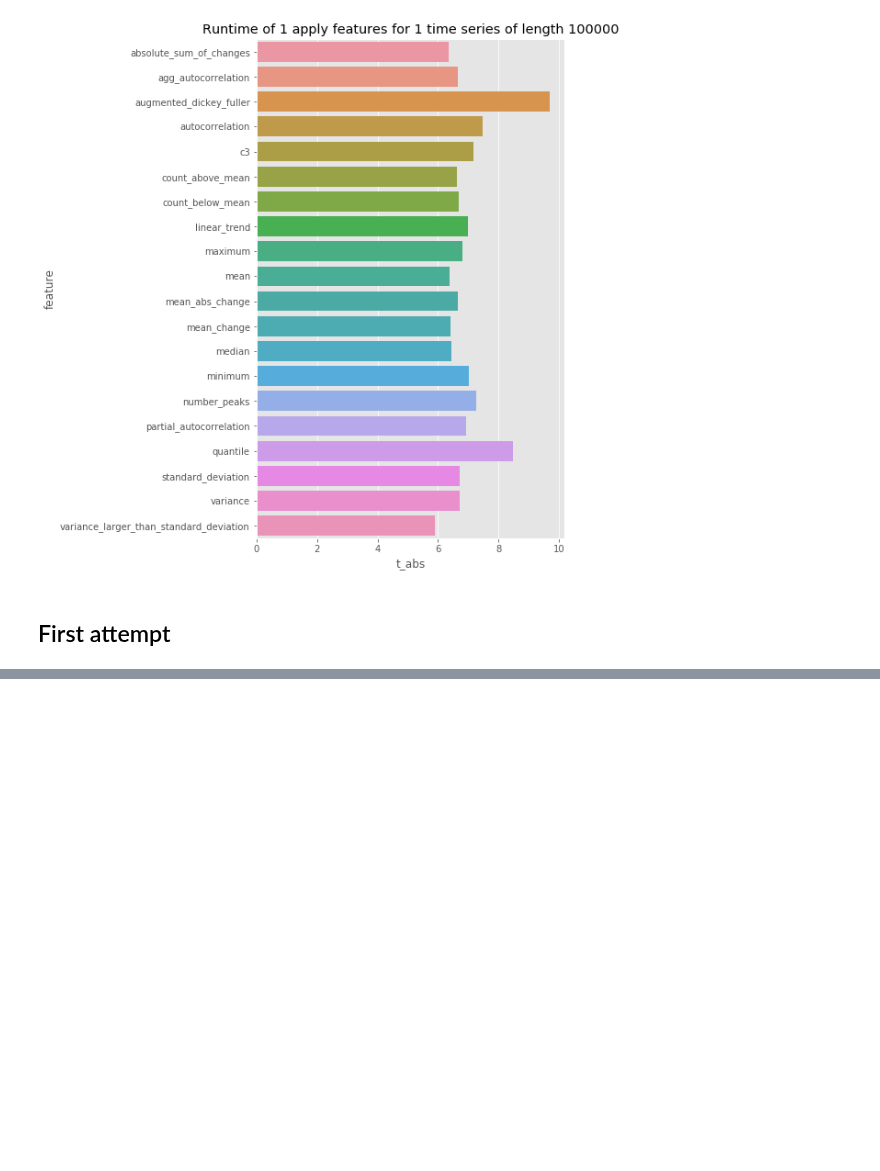
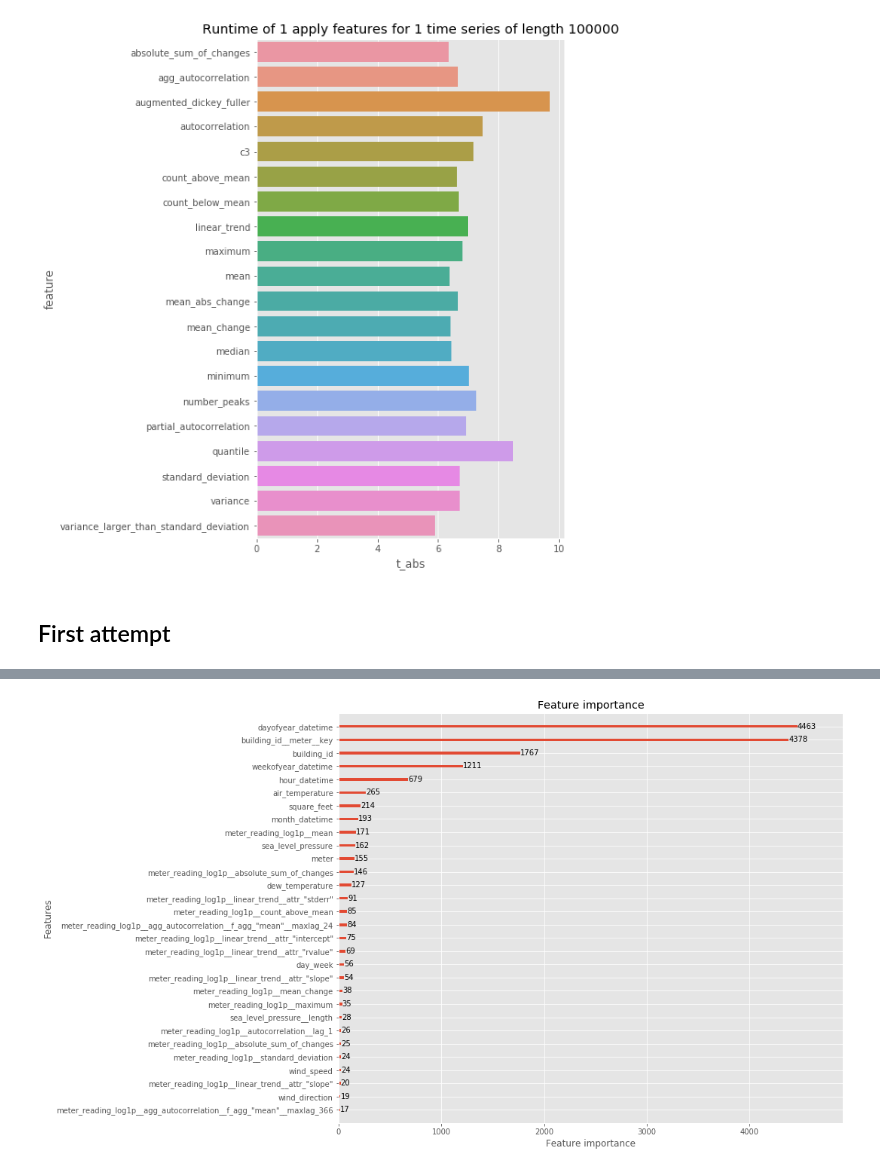
Before and after one commit to Saphirox/energy-consumption-prediction, a Jupyter notebook: energy.feature_eng.tsfresh.python.1.0.ipynb, the cells around one changed output, grey strips where cells are left out. Cells and saved outputs as stored; diff of their text form; code cells hidden in the pictures; blank space fills up the shorter version.

```diff
--- a/energy.feature_eng.tsfresh.python.1.0.ipynb
+++ b/energy.feature_eng.tsfresh.python.1.0.ipynb
@@ -323,0 +482,18 @@ with open(models + 'year_settings.json', 'w') as fp:
+# %%
+import joblib
+
+evals_result = {}
+
+@telegram_sender(token=TELEGRAM_API_KEY, chat_id=CHAT_ID)
+def model_train(params):
+    seed = 42
+    lgb_train = lgb.Dataset(train_X, train_y, categorical_feature=categoricals)
+
+    lgbm = lgb.train(params,
+                lgb_train,
+                num_boost_round=500,
+                valid_sets=(lgb_train),
+                early_stopping_rounds=100,
+                evals_result = evals_result,
+                verbose_eval = 10)
+    return lgbm
@@ -345,20 +528,0 @@ train_X.drop('meter_reading_log1p', axis=1, inplace=True)
-# %%
-import joblib
-
-evals_result = {}
-
-@telegram_sender(token=TELEGRAM_API_KEY, chat_id=CHAT_ID)
-def model_train(params):
-    seed = 42
-    lgb_train = lgb.Dataset(train_X, train_y, categorical_feature=categoricals)
-
-    lgbm = lgb.train(params,
-                lgb_train,
-                num_boost_round=300,
-                valid_sets=(lgb_train),
-                early_stopping_rounds=100,
-                evals_result = evals_result,
-                verbose_eval = 10)
-
-    joblib.dump(lgbm, models + 'lgbm.joblib')
-    return lgbm
@@ -375,0 +643,2 @@ lgbm = model_train({'colsample_bytree': 0.6822560141727592,
+# %%
+lgbm = model_train({ 'metric': {'rmse'}})
@@ -375,0 +663,6 @@ lgbm = model_train({'colsample_bytree': 0.6822560141727592,
+# %%
+fig, ax = plt.subplots(figsize=(12,10))
+ax = lgb.plot_importance(lgbm, max_num_features=30, ax=ax)
+plt.show()
+# %% [output]
+[figure, added]
```
Also changed, not shown: parts of 25 cells of this notebook, 6 other files.
